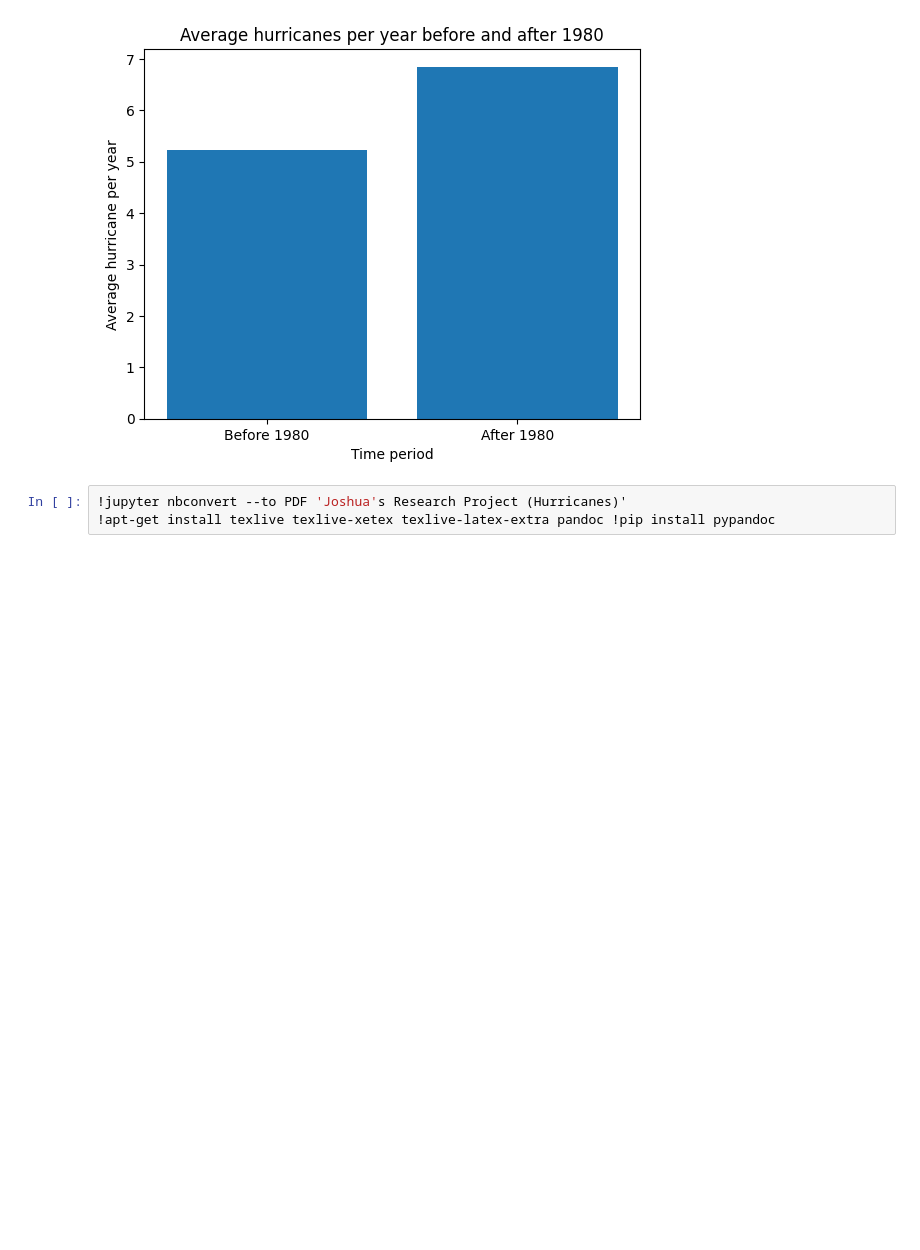
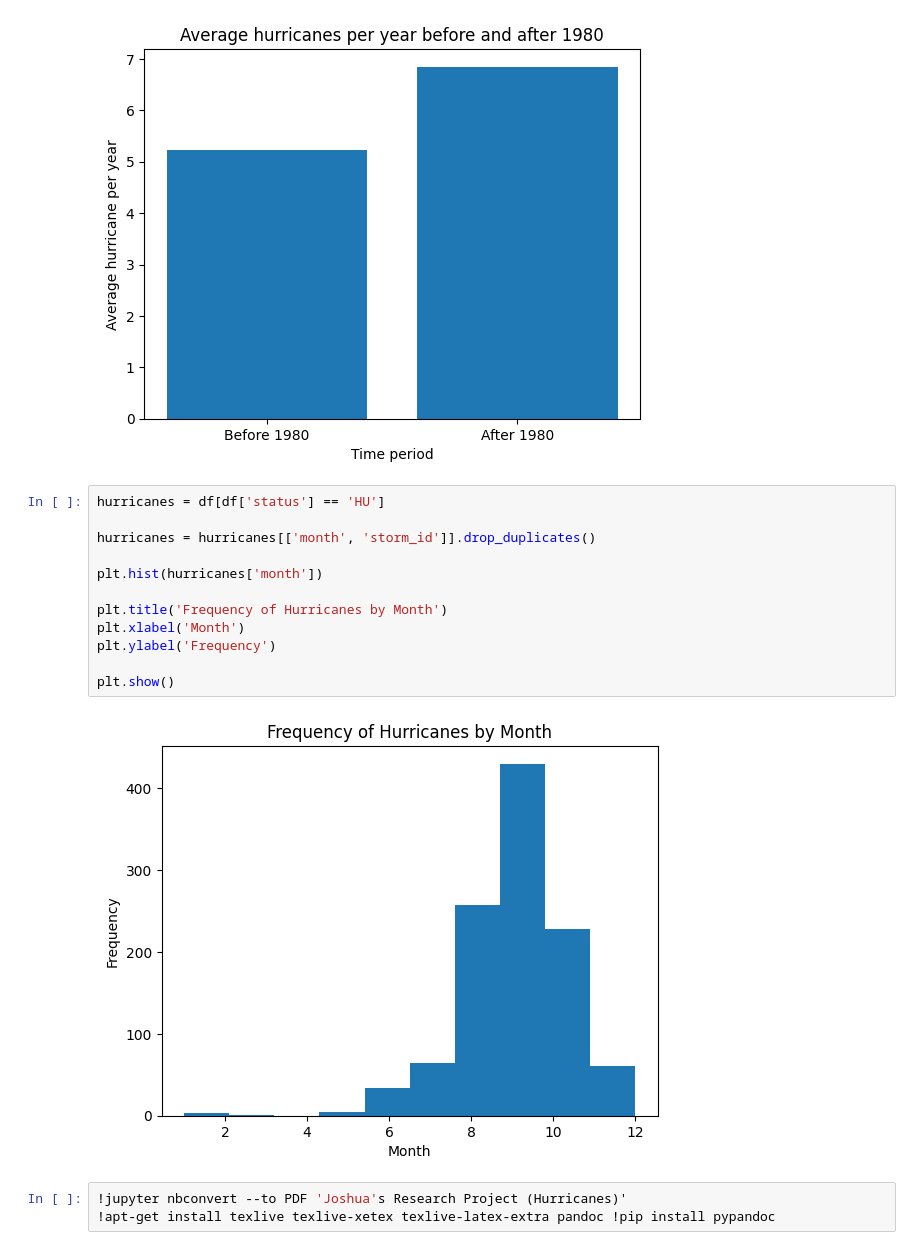
Before and after one commit to jxcact-sketch/Joshua-s-Research-Project, a Jupyter notebook: Joshua's Research Project.ipynb, the cells around one changed output. Cells and saved outputs as stored; diff of their text form; blank space fills up the shorter version.

```diff
--- a/Joshua's Research Project.ipynb
+++ b/Joshua's Research Project.ipynb
@@ -288,6 +296,20 @@ Requirement already satisfied: python-dateutil>=2.7 in /usr/local/lib/python3.12
 Requirement already satisfied: six>=1.5 in /usr/local/lib/python3.12/dist-packages (from python-dateutil>=2.7->matplotlib) (1.17.0)
 <function matplotlib.pyplot.show(close=None, block=None)>
 [figure]
+# %%
+hurricanes = df[df['status'] == 'HU']
+
+hurricanes = hurricanes[['month', 'storm_id']].drop_duplicates()
+
+plt.hist(hurricanes['month'])
+
+plt.title('Frequency of Hurricanes by Month')
+plt.xlabel('Month')
+plt.ylabel('Frequency')
+
+plt.show()
+# %% [output]
+[figure, added]
 # %%
 !jupyter nbconvert --to PDF 'Joshua's Research Project (Hurricanes)'
 !apt-get install texlive texlive-xetex texlive-latex-extra pandoc !pip install pypandoc
```
Also changed, not shown: parts of 3 cells of this notebook.
